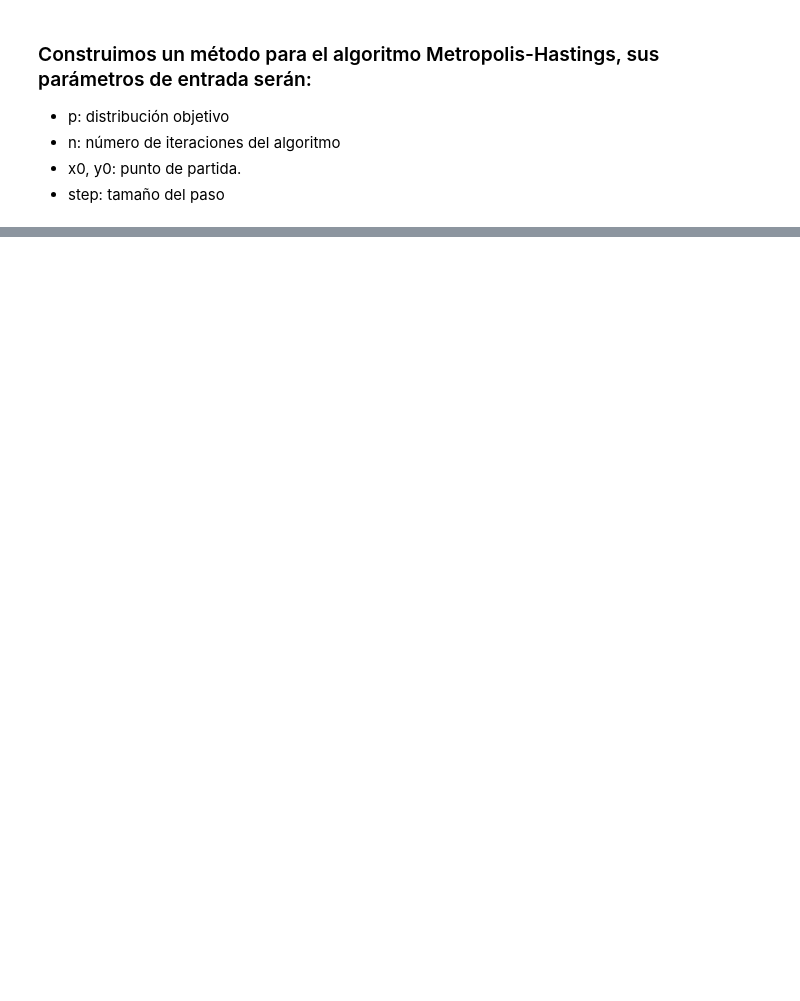
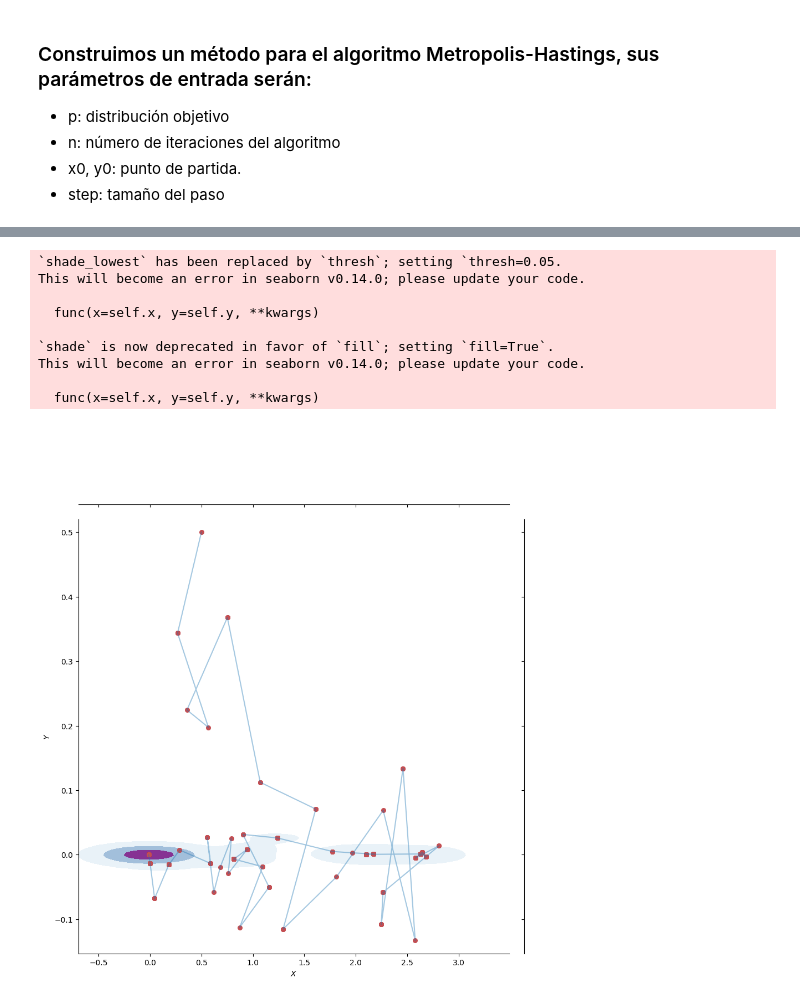
Before and after one commit to Gustavo-Ros/Simulaci-n-2, a Jupyter notebook: Caminantes.ipynb, the cells around one changed output, grey strips where cells are left out. Cells and saved outputs as stored; diff of their text form; code cells hidden in the pictures; blank space fills up the shorter version.

```diff
--- a/Caminantes.ipynb
+++ b/Caminantes.ipynb
@@ -150,0 +183,19 @@ This will become an error in seaborn v0.14.0; please update your code.
+# %%
+# generate the samples
+samples = metropolis_hastings(pareto, 3000, 0.5,0.5, 0.3)
+
+# visualise
+plot_dist(samples[:, 0], samples[:, 1])
+plt.savefig('caminates.png')
+plt.show()
+# %% [output]
+`shade_lowest` has been replaced by `thresh`; setting `thresh=0.05.
+This will become an error in seaborn v0.14.0; please update your code.
+
+  func(x=self.x, y=self.y, **kwargs)
+
+`shade` is now deprecated in favor of `fill`; setting `fill=True`.
+This will become an error in seaborn v0.14.0; please update your code.
+
+  func(x=self.x, y=self.y, **kwargs)
+[figure, added]
```
Also changed, not shown: parts of 19 cells of this notebook.
